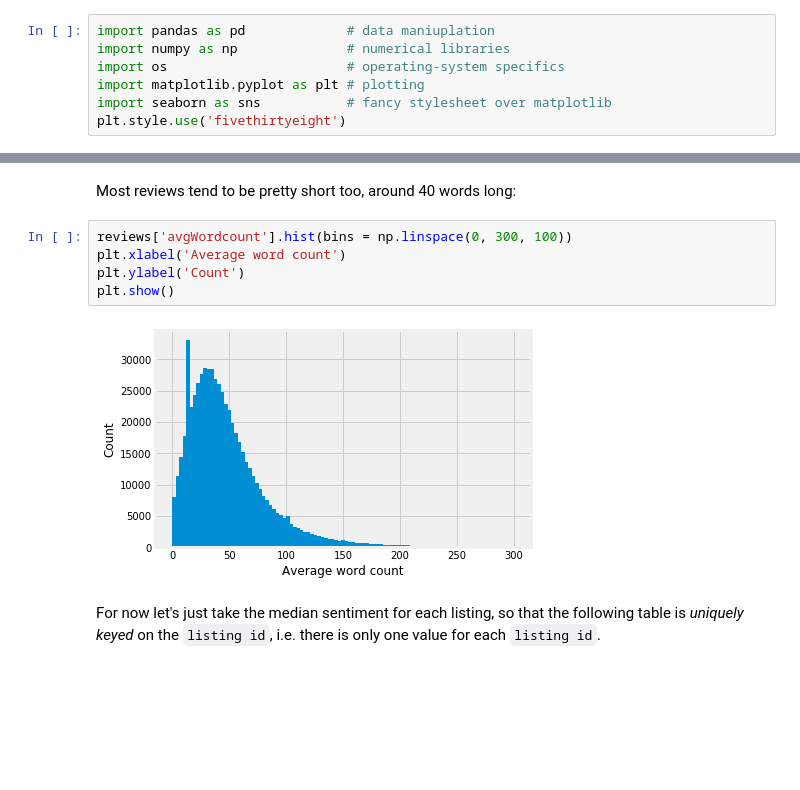
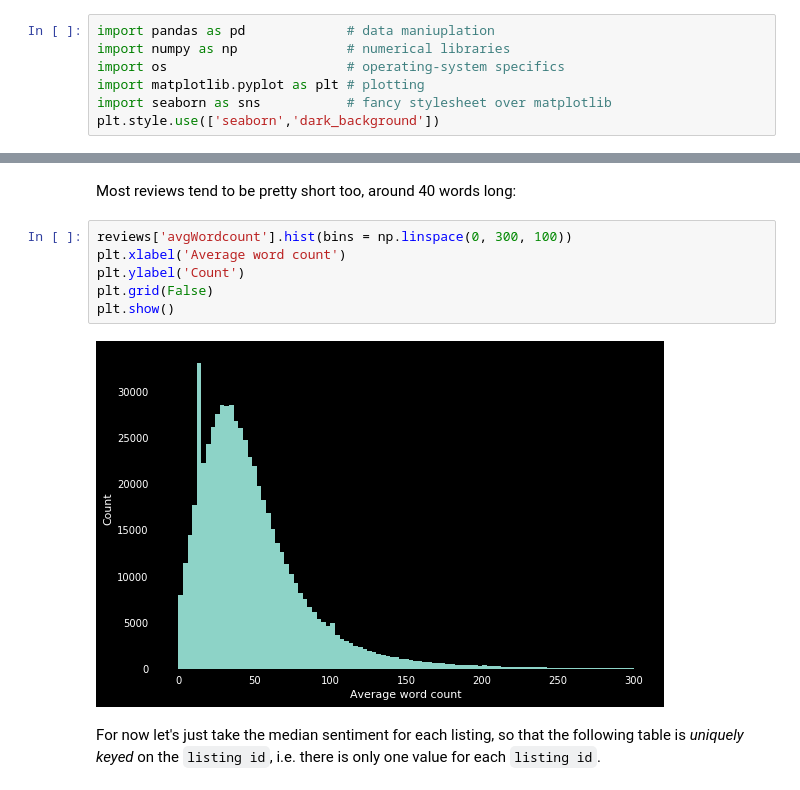
Before and after one commit to MrRutledge/Opendata_Hackathon, a Jupyter notebook: AirBnb/Storytelling/AirBnB_DataAnalysis_Ldn.ipynb, the cells around one changed output, grey strips where cells are left out. Cells and saved outputs as stored; diff of their text form; blank space fills up the shorter version.

```diff
--- a/AirBnb/Storytelling/AirBnB_DataAnalysis_Ldn.ipynb
+++ b/AirBnb/Storytelling/AirBnB_DataAnalysis_Ldn.ipynb
@@ -14,4 +14,4 @@ import numpy as np              # numerical libraries
 import os                       # operating-system specifics
 import matplotlib.pyplot as plt # plotting
 import seaborn as sns           # fancy stylesheet over matplotlib
-plt.style.use('fivethirtyeight')
+plt.style.use(['seaborn','dark_background'])
@@ -257,10 +323,11 @@ Most reviews tend to be pretty short too, around 40 words long:
 # %%
 reviews['avgWordcount'].hist(bins = np.linspace(0, 300, 100))
 plt.xlabel('Average word count')
 plt.ylabel('Count')
+plt.grid(False)
 plt.show()
 # %% [output]
-[figure, old version]
+[figure, new version]
 # %% [markdown]
 For now let's just take the median sentiment for each listing, so that the following table is *uniquely keyed* on the `listing id`, i.e. there is only one value for each `listing id`.
 # %%
```
Also changed, not shown: parts of 41 cells of this notebook.
